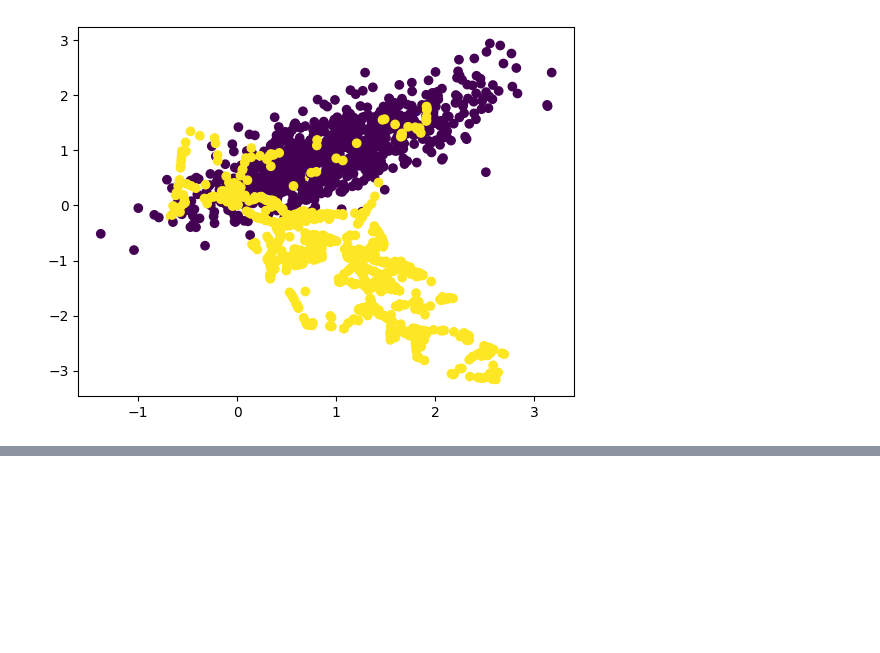
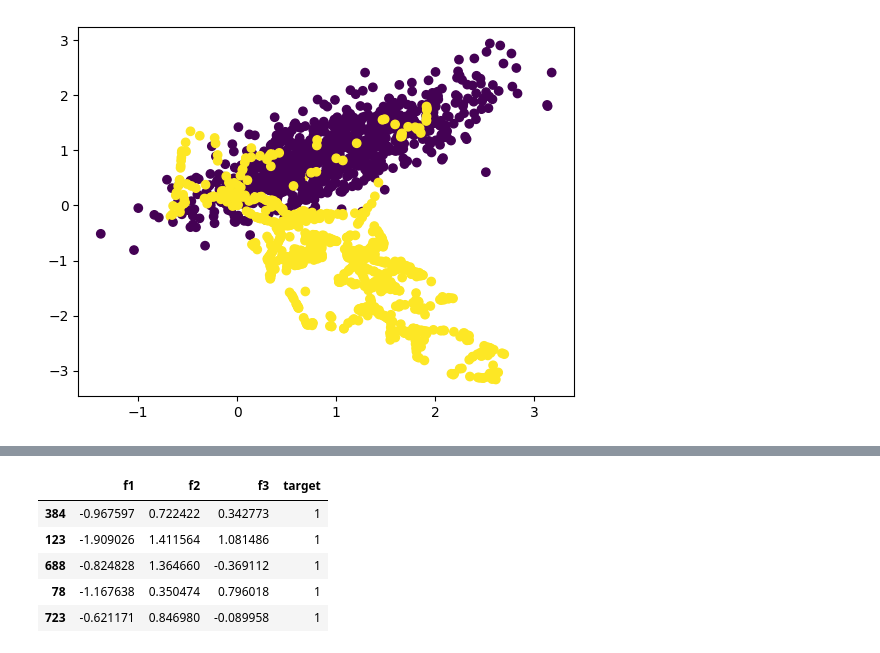
Before and after one commit to anuj-kumar-30/ML_pw, a Jupyter notebook: ML19_ML_Concepts/HandlingImbalancedDatasets.ipynb, the cells around one changed output, grey strips where cells are left out. Saved outputs shown, nothing was run; the diff lists cells and outputs as text; code cells hidden in the pictures; blank space fills up the shorter version.

```diff
--- a/ML19_ML_Concepts/HandlingImbalancedDatasets.ipynb
+++ b/ML19_ML_Concepts/HandlingImbalancedDatasets.ipynb
@@ -235,0 +271,3 @@ plt.scatter(oversampled_df['F1'], oversampled_df['F2'], c=oversampled_df['Target
+# %%
+df_minority = df[df['target']==1]
+df_majority = df[df['target']==0]
@@ -235,0 +278,14 @@ plt.scatter(oversampled_df['F1'], oversampled_df['F2'], c=oversampled_df['Target
+# %%
+df_minority_upscale = resample(df_minority,
+         replace=True,
+         n_samples=len(df_majority),
+         random_state=1,)
+# %%
+df_minority_upscale.head()
+# %% [output]
+|  | f1 | f2 | f3 | target |
+| 384 | -0.967597 | 0.722422 | 0.342773 | 1 |
+| 123 | -1.909026 | 1.411564 | 1.081486 | 1 |
+| 688 | -0.824828 | 1.364660 | -0.369112 | 1 |
+| 78 | -1.167638 | 0.350474 | 0.796018 | 1 |
+| 723 | -0.621171 | 0.846980 | -0.089958 | 1 |
```
Also changed, not shown: parts of 15 cells of this notebook, 4 other files.
